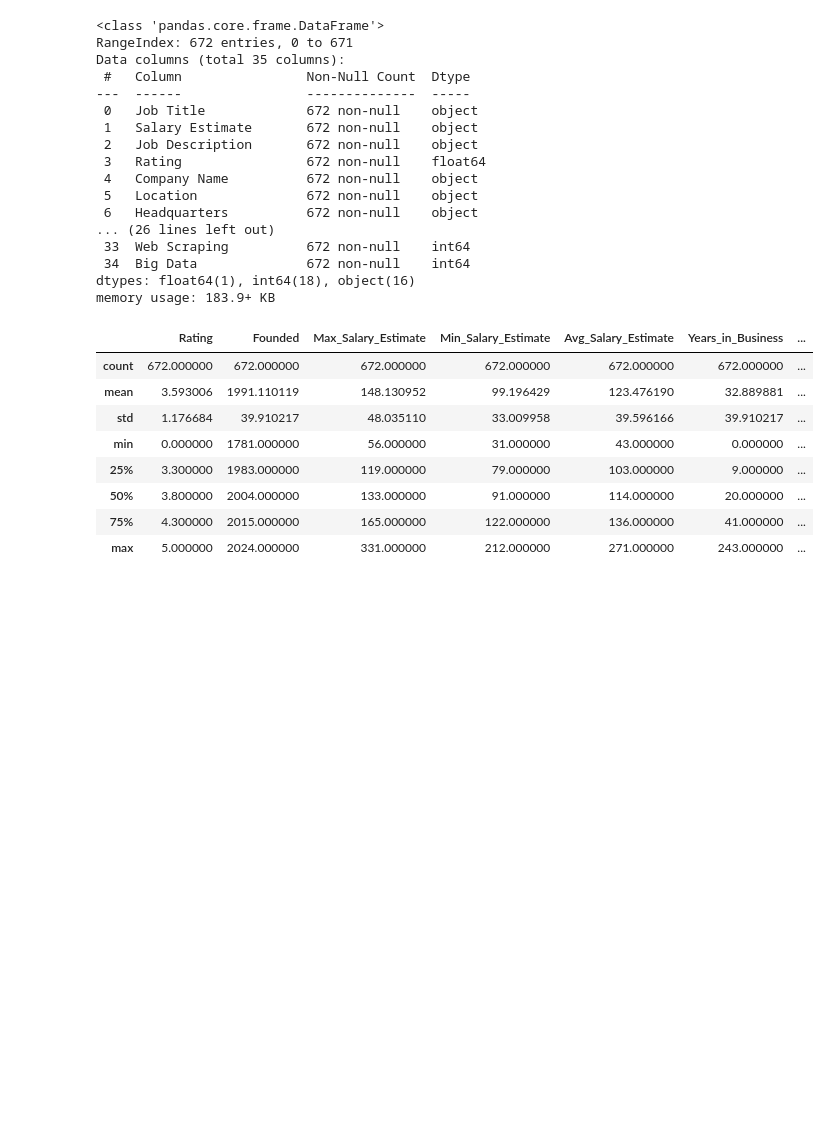
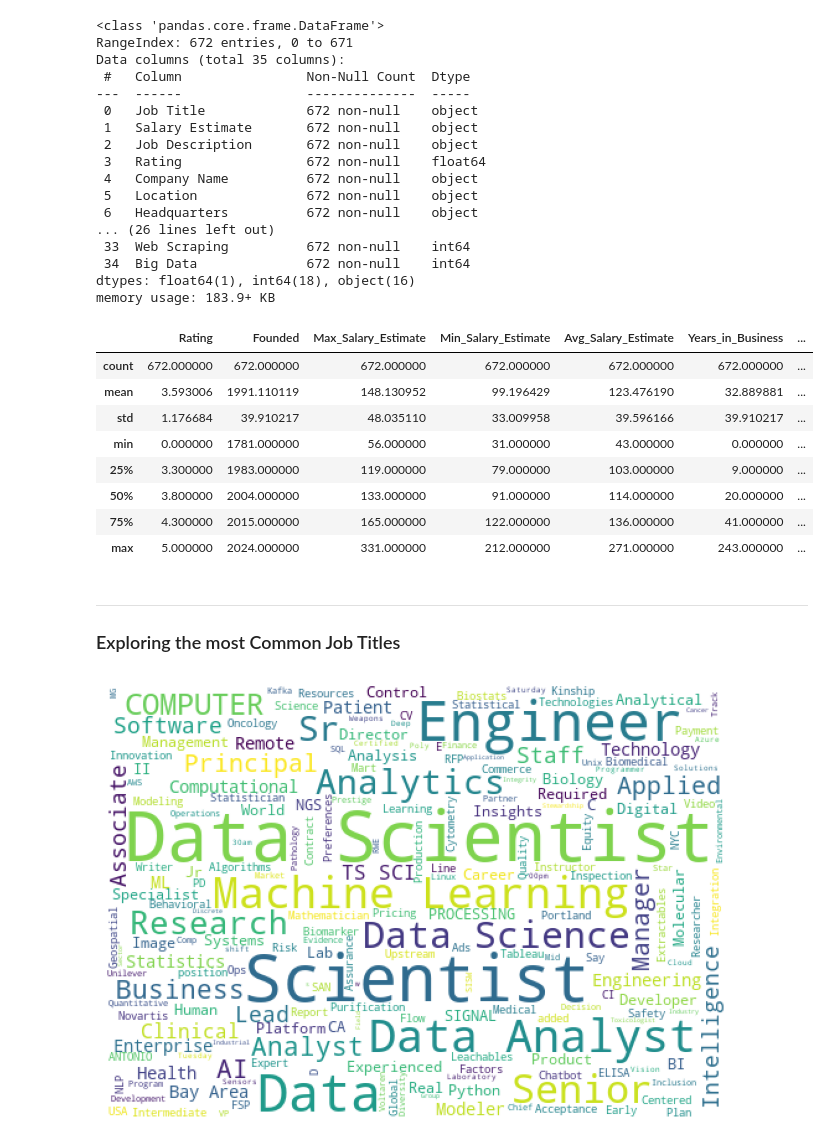
Before and after one commit to Otmaneaine/Data_Science_Job_Market_Analysis-Glassdoor, a Jupyter notebook: DS_jobs_data_cleaning.ipynb, the cells around one changed output. Cells and saved outputs as stored; diff of their text form; code cells hidden in the pictures; blank space fills up the shorter version.

Commit message:
adding the visuals section

```diff
--- a/DS_jobs_data_cleaning.ipynb
+++ b/DS_jobs_data_cleaning.ipynb
@@ -398,3 +403,3 @@ array(['New York, NY', 'Chantilly, VA', 'Boston, MA', 'Newton, MA',
 * We notice that the state of the location is at the end of each location
 # %%
-cleaned_data['Location_State'] = cleaned_data['Location'].apply(lambda item : item.split(',')[-1])
+cleaned_data['Location_State'] = cleaned_data['Location'].apply(lambda item : item.split(',')[-1].strip())
@@ -401,3 +414,6 @@ cleaned_data['Location_State'] = cleaned_data['Location'].apply(lambda item : it
+# %%
+replace_with_dic ={'United States':'Unknown', 'Utah':'UT', 'New Jersey':'NJ', 'California':'CA', 'Texas':'TX', 'Remote':'Unknown'}
+cleaned_data['Location_State'] = cleaned_data['Location_State'].replace(replace_with_dic)
 # %%
 cleaned_data.head()
 # %% [output]
@@ -953 +971,15 @@ cleaned_data.describe()
 cleaned_data.to_csv('DS_Jobs_Cleaned.csv', index=False)
+# %% [markdown]
+***
+### Exploring the most Common Job Titles
+# %%
+# Most common words in job titles
+job_titles = cleaned_data["Job Title"].unique()
+plt.subplots(figsize= (8,8))
+wordcloud = WordCloud(  background_color = "white", width = 500, height = 350).generate(" ".join(job_titles))
+plt.imshow(wordcloud)
+plt.axis("off")
+plt.savefig("graph.png")
+plt.show()
+# %% [output]
+[figure, added]
```
Also changed, not shown: parts of 25 cells of this notebook.
